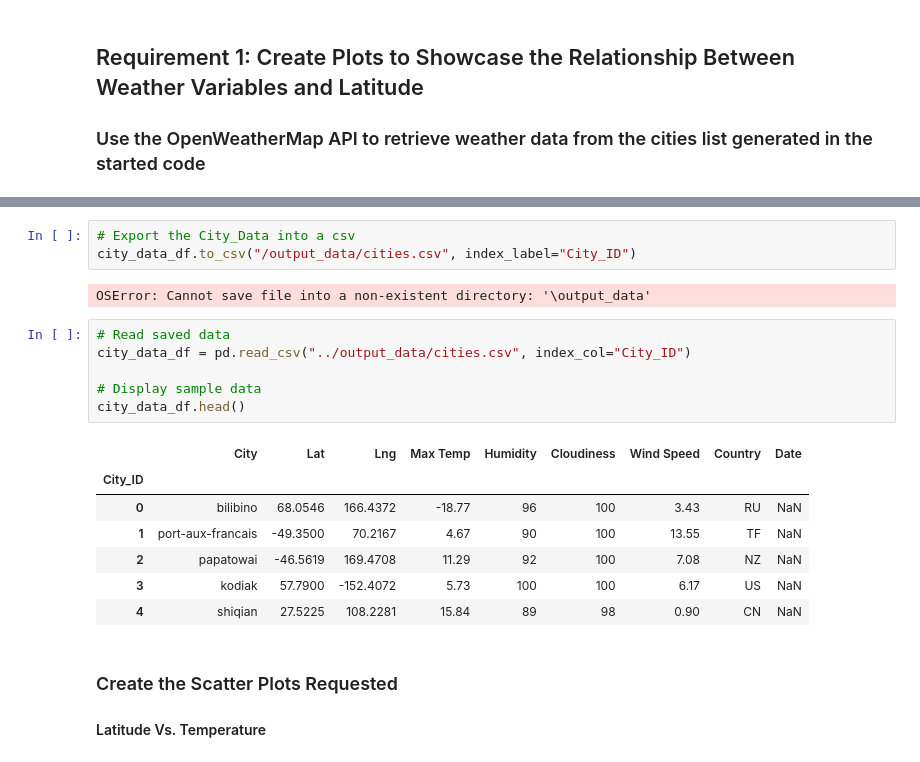
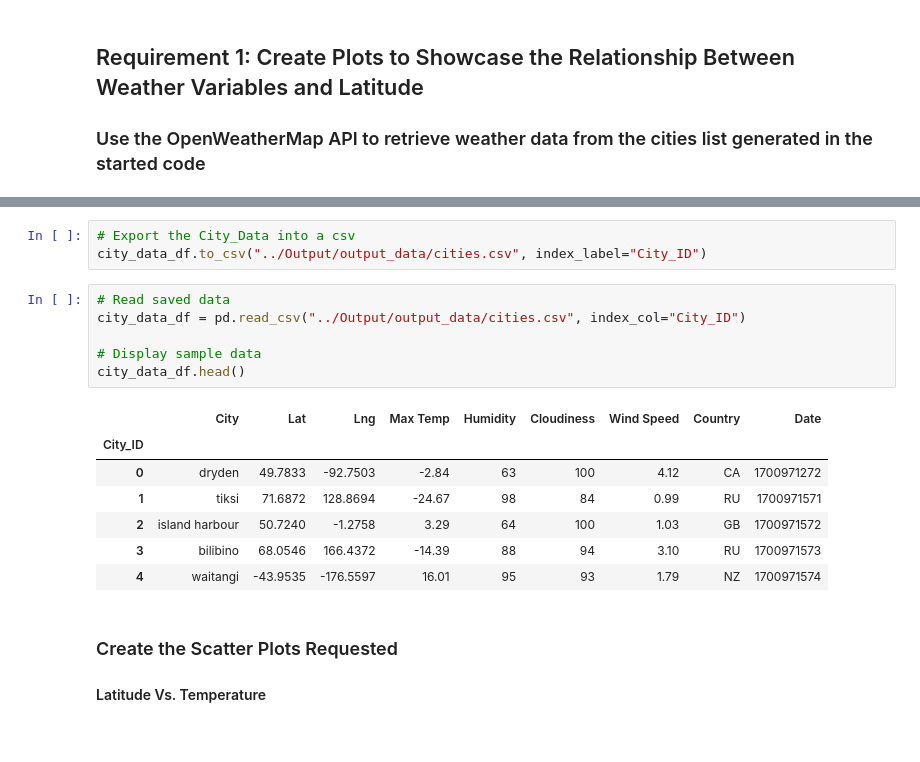
Before and after one commit to melisatahiraj/Python_APIs, a Jupyter notebook: WeatherPy/WeatherPy.ipynb, the cells around one changed output, grey strips where cells are left out. Drawn from its saved outputs; the diff is of its cells as text.

```diff
--- a/WeatherPy/WeatherPy.ipynb
+++ b/WeatherPy/WeatherPy.ipynb
@@ -169,22 +169,20 @@ city_data_df.head()
 # %%
 # Export the City_Data into a csv
-city_data_df.to_csv("/output_data/cities.csv", index_label="City_ID")
+city_data_df.to_csv("../Output/output_data/cities.csv", index_label="City_ID")
-# %% [output]
-OSError: Cannot save file into a non-existent directory: '\output_data'
 # %%
 # Read saved data
-city_data_df = pd.read_csv("../output_data/cities.csv", index_col="City_ID")
+city_data_df = pd.read_csv("../Output/output_data/cities.csv", index_col="City_ID")
 
 # Display sample data
 city_data_df.head()
 # %% [output]
 |  | City | Lat | Lng | Max Temp | Humidity | Cloudiness | Wind Speed | Country | Date |
 | City_ID |  |  |  |  |  |  |  |  |  |
-| 0 | bilibino | 68.0546 | 166.4372 | -18.77 | 96 | 100 | 3.43 | RU | NaN |
-| 1 | port-aux-francais | -49.3500 | 70.2167 | 4.67 | 90 | 100 | 13.55 | TF | NaN |
-| 2 | papatowai | -46.5619 | 169.4708 | 11.29 | 92 | 100 | 7.08 | NZ | NaN |
-| 3 | kodiak | 57.7900 | -152.4072 | 5.73 | 100 | 100 | 6.17 | US | NaN |
-| 4 | shiqian | 27.5225 | 108.2281 | 15.84 | 89 | 98 | 0.90 | CN | NaN |
+| 0 | dryden | 49.7833 | -92.7503 | -2.84 | 63 | 100 | 4.12 | CA | 1700971272 |
+| 1 | tiksi | 71.6872 | 128.8694 | -24.67 | 98 | 84 | 0.99 | RU | 1700971571 |
+| 2 | island harbour | 50.7240 | -1.2758 | 3.29 | 64 | 100 | 1.03 | GB | 1700971572 |
+| 3 | bilibino | 68.0546 | 166.4372 | -14.39 | 88 | 94 | 3.10 | RU | 1700971573 |
+| 4 | waitangi | -43.9535 | -176.5597 | 16.01 | 95 | 93 | 1.79 | NZ | 1700971574 |
 # %% [markdown]
 ### Create the Scatter Plots Requested
 
```
Also changed, not shown: parts of 37 cells of this notebook, 6 other files.
